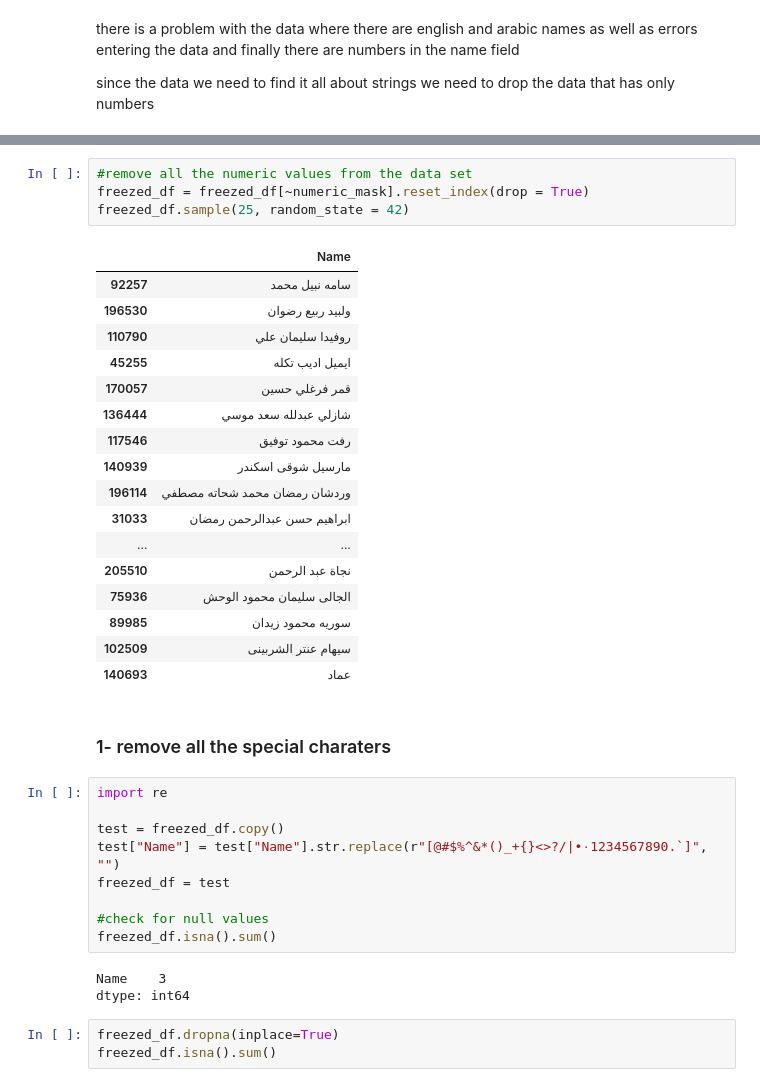
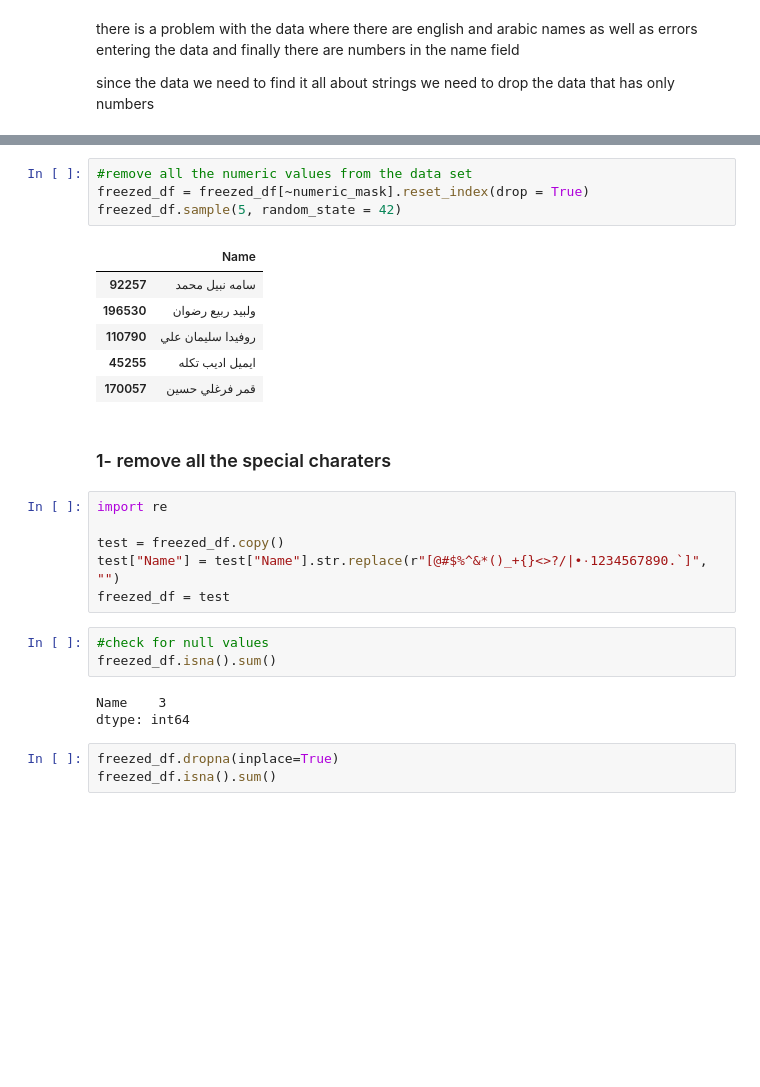
Before and after one commit to Desoky231/Arabic_names_gender_indetification, a Jupyter notebook: gender reveal.ipynb, the cells around one changed output, grey strips where cells are left out. Drawn from its saved outputs; the diff is of its cells as text; blank space fills up the shorter version.

```diff
--- a/gender reveal.ipynb
+++ b/gender reveal.ipynb
@@ -251,25 +255,14 @@ freezed_df.head()
 # %%
 #remove all the numeric values from the data set
 freezed_df = freezed_df[~numeric_mask].reset_index(drop = True)
-freezed_df.sample(25, random_state = 42)
+freezed_df.sample(5, random_state = 42)
 # %% [output]
 |  | Name |
 | 92257 | سامه نبيل محمد |
 | 196530 | ولبيد ربيع رضوان |
 | 110790 | روفيدا سليمان علي |
 | 45255 | ايميل اديب تكله |
 | 170057 | قمر فرغلي حسين |
-| 136444 | شازلي عبدلله سعد موسي |
-| 117546 | رفت محمود توفيق |
-| 140939 | مارسيل شوقى اسكندر |
-| 196114 | وردشان رمضان محمد شحاته مصطفي |
-| 31033 | ابراهيم حسن عبدالرحمن رمضان |
-| ... | ... |
-| 205510 | نجاة عبد الرحمن |
-| 75936 | الجالى سليمان محمود الوحش |
-| 89985 | سوريه محمود زيدان |
-| 102509 | سيهام عنتر الشربينى |
-| 140693 | عماد |
 # %% [markdown]
 ### 1- remove all the special charaters
 # %%
@@ -278,12 +271,12 @@ import re
 test = freezed_df.copy()
 test["Name"] = test["Name"].str.replace(r"[@#$%^&*()_+{}<>?/|•٠1234567890.`]", "")
 freezed_df = test
-
-#check for null values
-freezed_df.isna().sum()
-# %% [output]
-Name    3
-dtype: int64
+# %%
+#check for null values
+freezed_df.isna().sum()
+# %% [output]
+Name    3
+dtype: int64
 # %%
 freezed_df.dropna(inplace=True)
 freezed_df.isna().sum()
```
Also changed, not shown: parts of 66 cells of this notebook.
